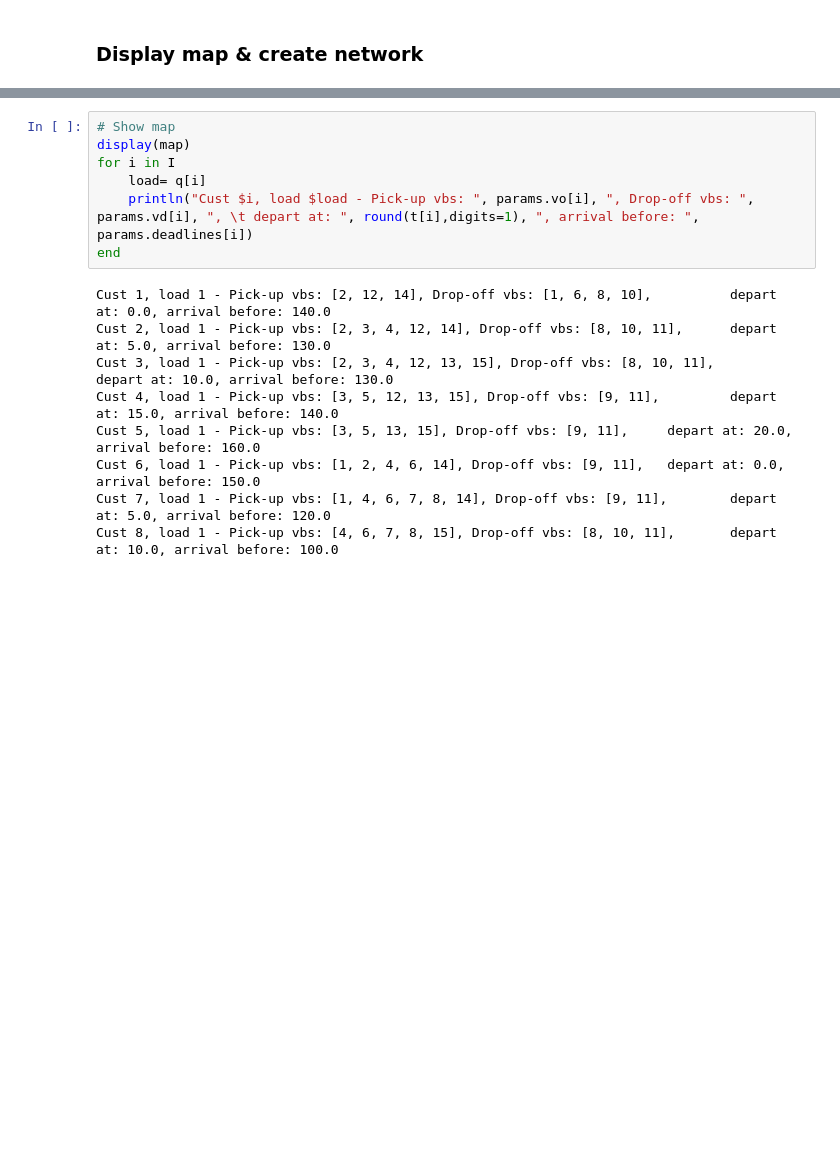
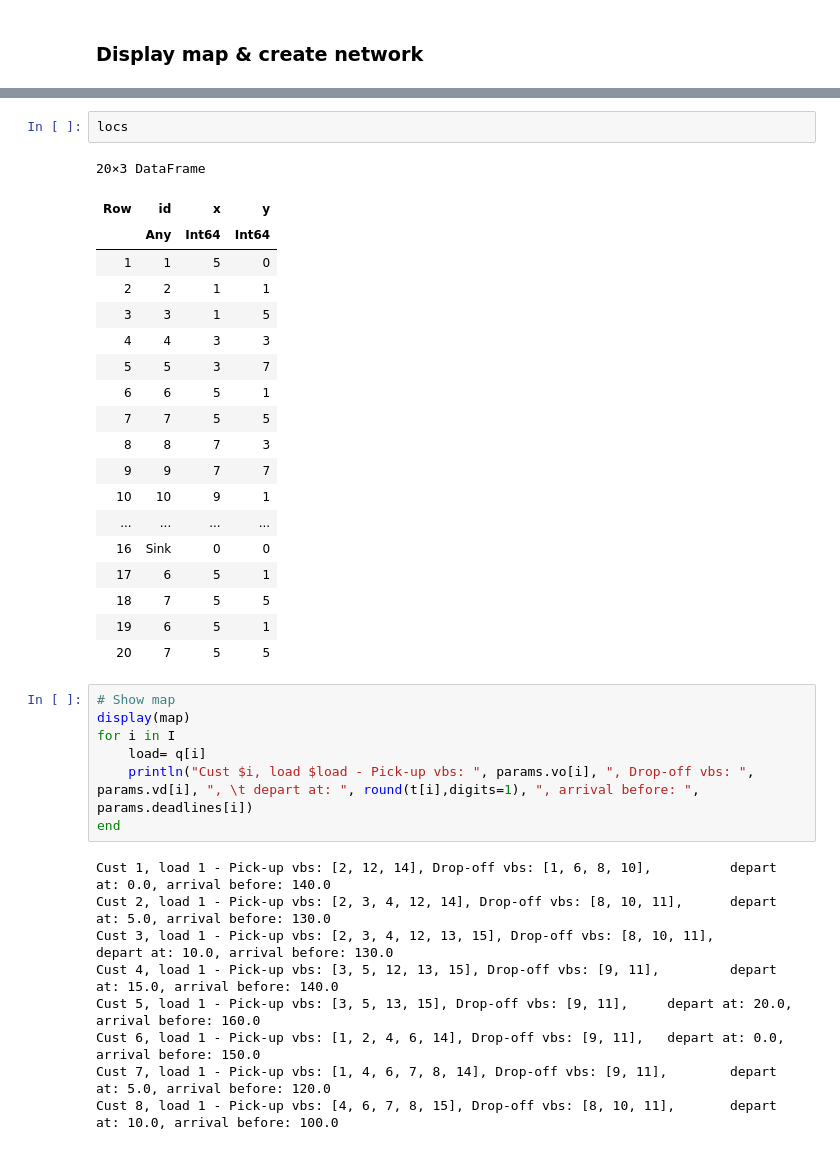
Before and after one commit to maiwenndanno/RA-Microtransit, a Jupyter notebook: Main.ipynb, the cells around one changed output, grey strips where cells are left out. Drawn from its saved outputs; the diff is of its cells as text; blank space fills up the shorter version.

```diff
--- a/Main.ipynb
+++ b/Main.ipynb
@@ -40,3 +81,25 @@ q, t, I, K=abbrev;
+# %%
+locs
+# %% [output]
+20×3 DataFrame
+| Row | id | x | y |
+|  | Any | Int64 | Int64 |
+| 1 | 1 | 5 | 0 |
+| 2 | 2 | 1 | 1 |
+| 3 | 3 | 1 | 5 |
+| 4 | 4 | 3 | 3 |
+| 5 | 5 | 3 | 7 |
+| 6 | 6 | 5 | 1 |
+| 7 | 7 | 5 | 5 |
+| 8 | 8 | 7 | 3 |
+| 9 | 9 | 7 | 7 |
+| 10 | 10 | 9 | 1 |
+| ... | ... | ... | ... |
+| 16 | Sink | 0 | 0 |
+| 17 | 6 | 5 | 1 |
+| 18 | 7 | 5 | 5 |
+| 19 | 6 | 5 | 1 |
+| 20 | 7 | 5 | 5 |
 # %%
 # Show map
 display(map)
```
Also changed, not shown: parts of 6 cells of this notebook, 18 other files.
